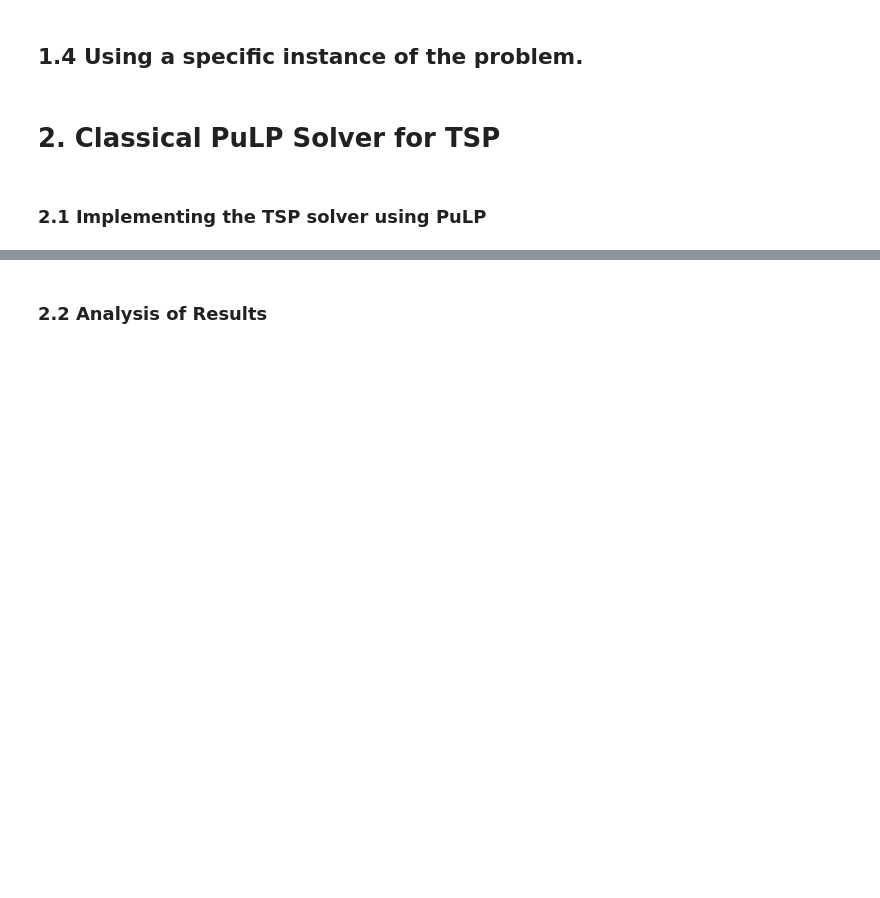
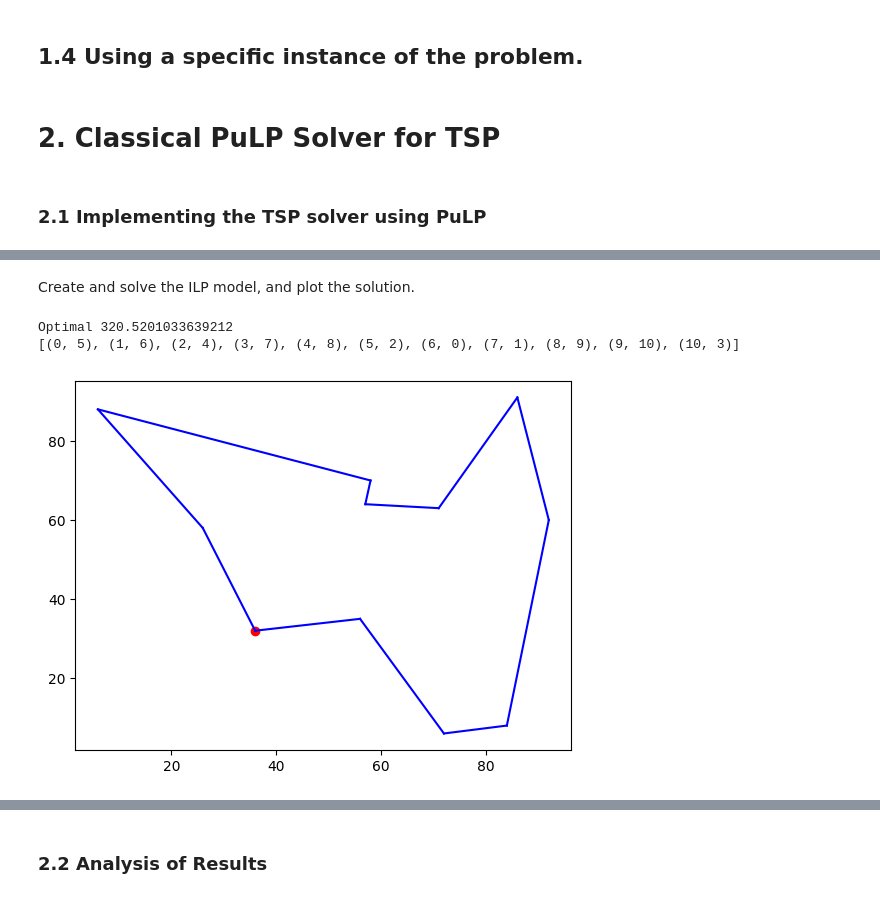
Before and after one commit to my612/Quantamania, a Jupyter notebook: Final.ipynb, the cells around one changed output, grey strips where cells are left out. Cells and saved outputs as stored; diff of their text form; code cells hidden in the pictures; blank space fills up the shorter version.

```diff
--- a/Final.ipynb
+++ b/Final.ipynb
@@ -144,11 +156,15 @@ def create_model(dists):
     """MTZ formulation for TSP"""
     n = len(dists)
     tsp = LpProblem("TSP", LpMinimize)
+    # x_ij denotes if there is directed edge from node i to node j
     x = LpVariable.dicts('x', [(i, j) for i in range(n) for j in range(n)], cat=LpBinary)
-    t = LpVariable.dicts('t', range(n), 1, n, LpContinuous)
+    # u_i represents the order/rank of node i
+    u = LpVariable.dicts('u', range(n), 1, n, LpContinuous)
 
+    # add the objective function
     tsp += lpSum(dists[i][j] * x[(i, j)] for i in range(n) for j in range(n))
 
+    # add the constraints
     for i in range(n):
         tsp += x[(i, i)] == 0 # no loops
         tsp += lpSum(x[(i, j)] for j in range(n)) == 1 # outdegree == 1
@@ -157,6 +173,6 @@ def create_model(dists):
     for i in range(n):
         for j in range(n):
             if i != j and i != 0 and j != 0:
-                tsp += t[j] >= t[i]+1 - (2*n) * (1 - x[(i, j)]) # the 2n coefficient is arbitrary
+                tsp += u[i] - u[j] + n*x[(i, j)] <= n - 1 # subtour elimination
 
-    return tsp, x, t
+    return tsp, x, u
@@ -180,11 +260,13 @@ plt.show()
+# %% [markdown]
+Create and solve the ILP model, and plot the solution.
 # %%
-# solve the model
 model, x, _ = create_model(dists)
 status = model.solve()
 print(LpStatus[status], pulp.value(model.objective))
 route = [(i, j) for i in range(n) for j in range(n) if pulp.value(x[(i, j)]) == 1]
 print(route)
-
-plt.plot(coords[0][0], coords[0][1], 'ro')
-for u, v in route:
-    plt.plot([coords[u][0], coords[v][0]], [coords[u][1], coords[v][1]], 'b')
+plot_route(route)
+# %% [output]
+Optimal 320.5201033639212
+[(0, 5), (1, 6), (2, 4), (3, 7), (4, 8), (5, 2), (6, 0), (7, 1), (8, 9), (9, 10), (10, 3)]
+[figure, added]
```
Also changed, not shown: parts of 17 cells of this notebook.
